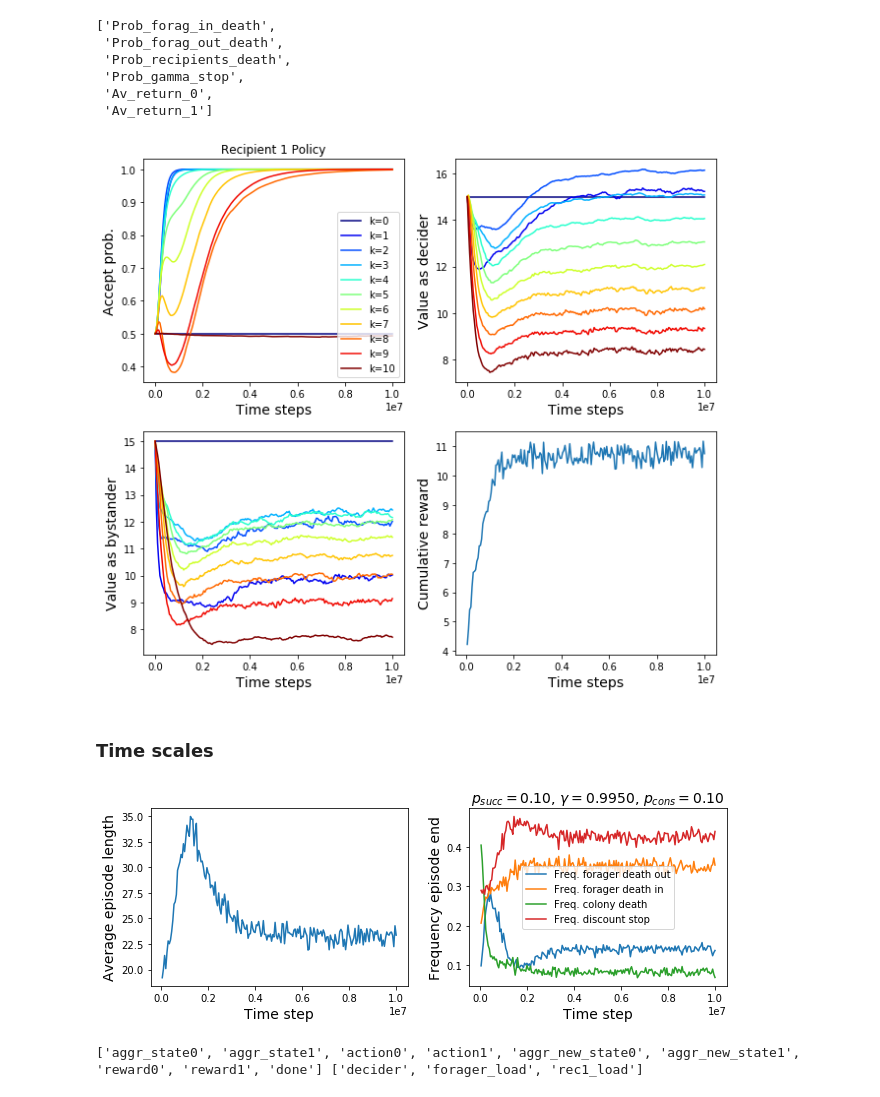
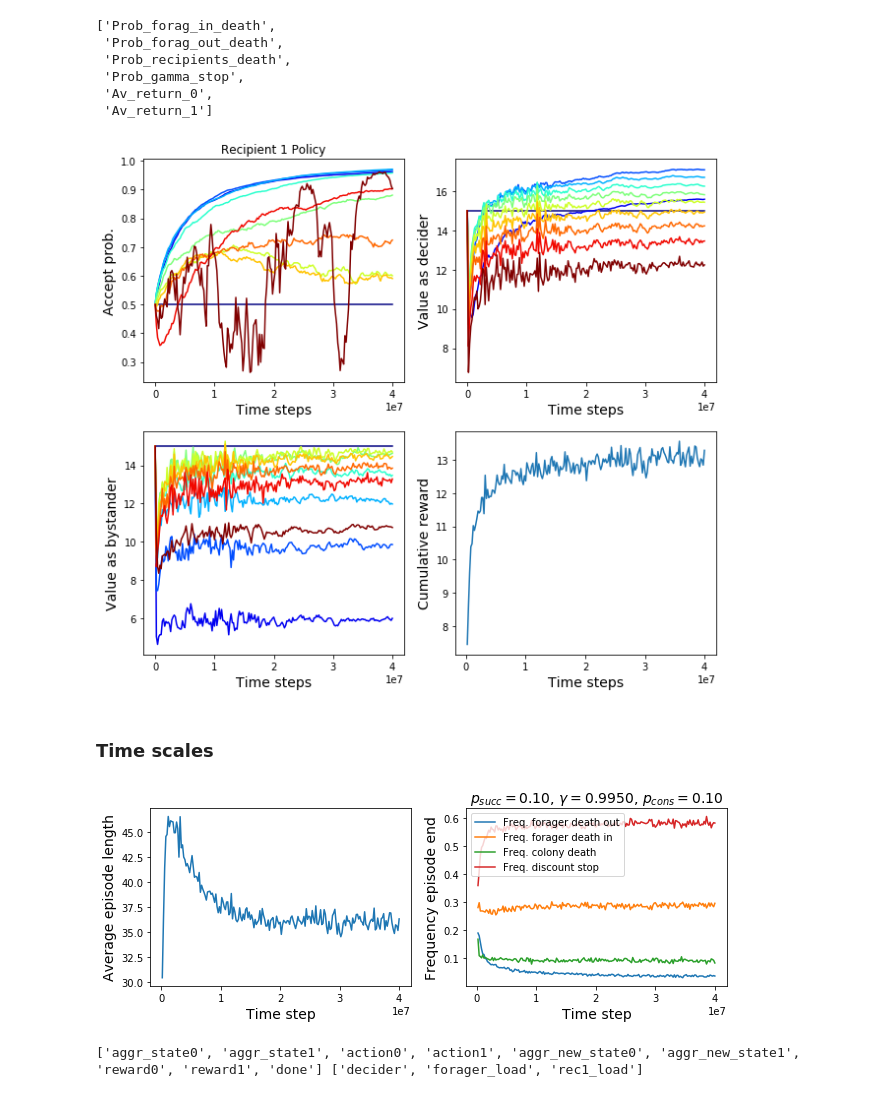
Before and after one commit to amazzoli/Ant_trophallaxis, a Jupyter notebook: analyze_training.ipynb, the cells around one changed output. Drawn from its saved outputs; the diff is of its cells as text; code cells hidden in the pictures.

```diff
--- a/analyze_training.ipynb
+++ b/analyze_training.ipynb
@@ -5,7 +5,7 @@ import matplotlib.pyplot as plt
 import utils as ut
 
 system_name = 'ant_cons2_fast'
-run_name = '2p_gamma'
+run_name = '2p_gamma_et'
 data_dir = 'data/' + system_name + '/' + run_name + '/'
 # %% [markdown]
 ### Importing the paramters
@@ -71,36 +68,36 @@ ax1.set_xlabel('Time steps', fontsize=14)
 if player == 0:
     pol_str = 'Gathering'
     pl_str = 'Forager'
 else:
     pol_str = 'Accept'
     pl_str = 'Recipient {}'.format(player)
 ax1.set_ylabel(pol_str + ' prob.', fontsize=14)
 ax1.set_title(pl_str + ' Policy')
 for k in range(0,int(env_params['max_k'])+1):
     ax1.plot(xs, [p[k][0] for p in pol_par], c=colors[k], label="k={}".format(k))
-ax1.legend()
+#ax1.legend()
 
 ax2.set_xlabel('Time steps', fontsize=14)
 ax2.set_ylabel('Value as decider', fontsize=14)
 for k in range(0,int(env_params['max_k'])+1):
     ax2.plot(xs, np.array(v_traj)[:,player,k], color=colors[k])
 
 ax3.set_xlabel('Time steps', fontsize=14)
 ax3.set_ylabel('Value as bystander', fontsize=14)
 for k in range(0,int(env_params['max_k'])+1):
     ax3.plot(xs, np.array(v_traj)[:,player,k+int(env_params['max_k'])+1], c=colors[k])
 
 ax4.set_xlabel('Time steps', fontsize=14)
 ax4.set_ylabel('Cumulative reward', fontsize=14)
 wind_size=500
 times, new_traj = ut.smooth_traj(np.array(info_traj, dtype=float)[:,player+3], wind_size)
 #ax4.set_title('Smoothed with window of {} episodes'.format(wind_size))
 ax4.plot(xs[1:], np.array(info_traj,dtype=float)[1:,player+4])
 
 plt.tight_layout()
-plt.savefig('plots/'+system_name+'/'+run_name+'/learning_'+str(player)+'.png', dpi=200)
+#plt.savefig('plots/'+system_name+'/'+run_name+'/learning_'+str(player)+'.png', dpi=200)
 # %% [output]
-[figure, old version]
+[figure, new version]
 # %% [markdown]
 ### Time scales
 # %%
@@ -127,7 +124,7 @@ ax2.legend()
 plt.tight_layout()
 plt.savefig('plots/'+system_name+'/'+run_name+'/times.png', dpi=200)
 # %% [output]
-[figure, old version]
+[figure, new version]
 # %%
 ev_info, ev_info_h = ut.read_traj(data_dir+'/ev_info.txt')
 ev_states, ev_states_h = ut.read_traj(data_dir+'/ev_states.txt')
```
Also changed, not shown: parts of 2 cells of this notebook, 45 other files.
